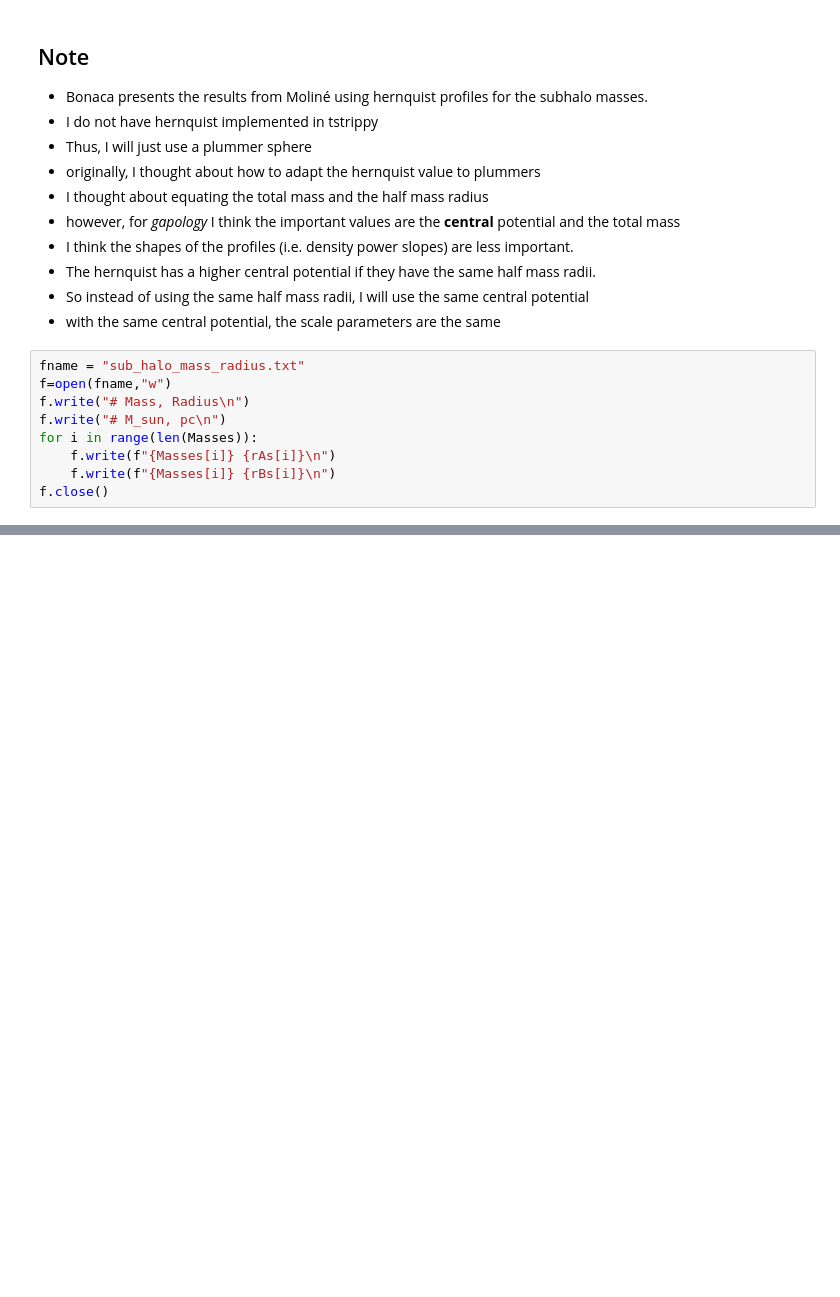
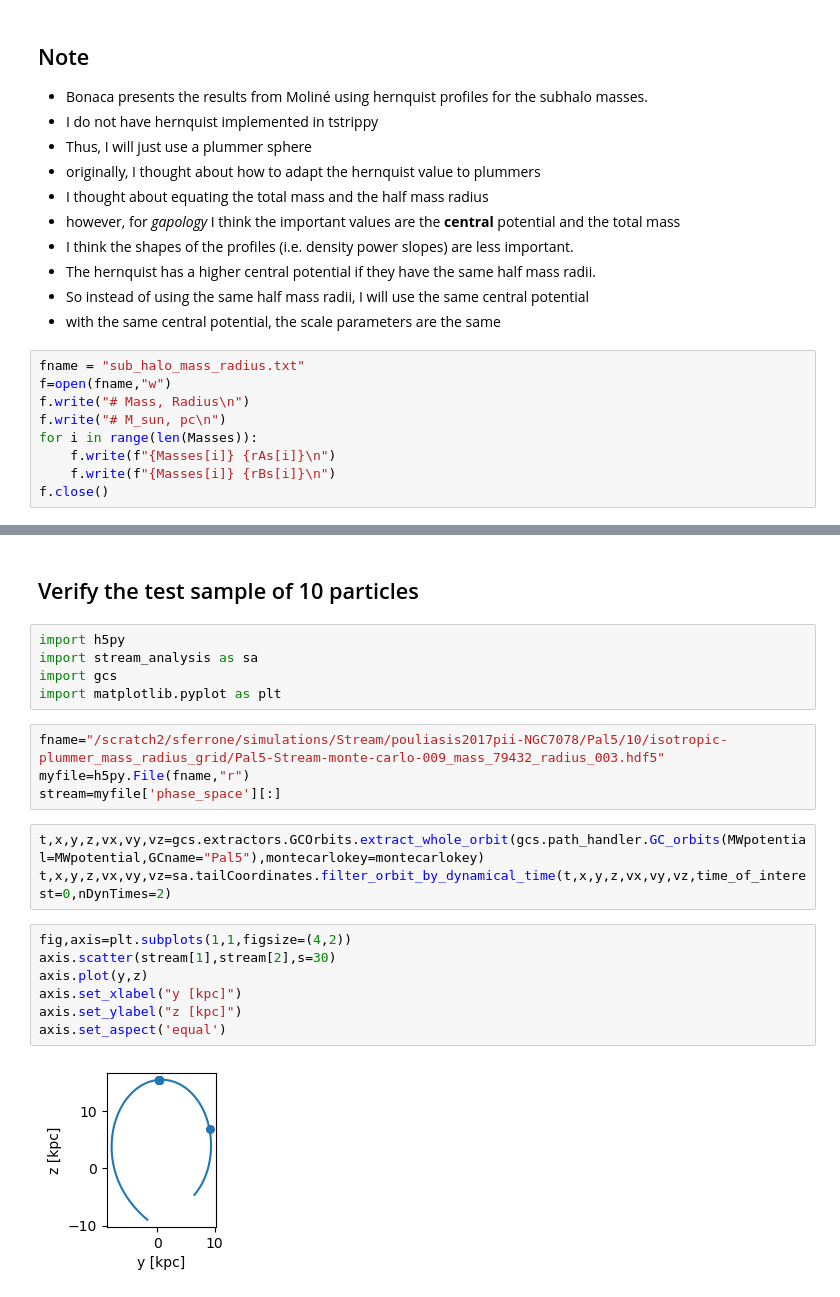
Before and after one commit to salvatore-ferrone/gcs, a Jupyter notebook: organized_recipees/VaryPerturberParams/select_halo_conditions.ipynb, the cells around one changed output, grey strips where cells are left out. Saved outputs shown, nothing was run; the diff lists cells and outputs as text; blank space fills up the shorter version.

Commit message:
verified the test

```diff
--- a/organized_recipees/VaryPerturberParams/select_halo_conditions.ipynb
+++ b/organized_recipees/VaryPerturberParams/select_halo_conditions.ipynb
@@ -153,0 +171,23 @@ f.close()
+# %% [markdown]
+## Verify the test sample of 10 particles
+# %%
+import h5py
+import stream_analysis as sa
+import gcs
+import matplotlib.pyplot as plt
+# %%
+fname="/scratch2/sferrone/simulations/Stream/pouliasis2017pii-NGC7078/Pal5/10/isotropic-plummer_mass_radius_grid/Pal5-Stream-monte-carlo-009_mass_79432_radius_003.hdf5"
+myfile=h5py.File(fname,"r")
+stream=myfile['phase_space'][:]
+# %%
+t,x,y,z,vx,vy,vz=gcs.extractors.GCOrbits.extract_whole_orbit(gcs.path_handler.GC_orbits(MWpotential=MWpotential,GCname="Pal5"),montecarlokey=montecarlokey)
+t,x,y,z,vx,vy,vz=sa.tailCoordinates.filter_orbit_by_dynamical_time(t,x,y,z,vx,vy,vz,time_of_interest=0,nDynTimes=2)
+# %%
+fig,axis=plt.subplots(1,1,figsize=(4,2))
+axis.scatter(stream[1],stream[2],s=30)
+axis.plot(y,z)
+axis.set_xlabel("y [kpc]")
+axis.set_ylabel("z [kpc]")
+axis.set_aspect('equal')
+# %% [output]
+[figure, added]
```
Also changed, not shown: parts of 3 cells of this notebook.
